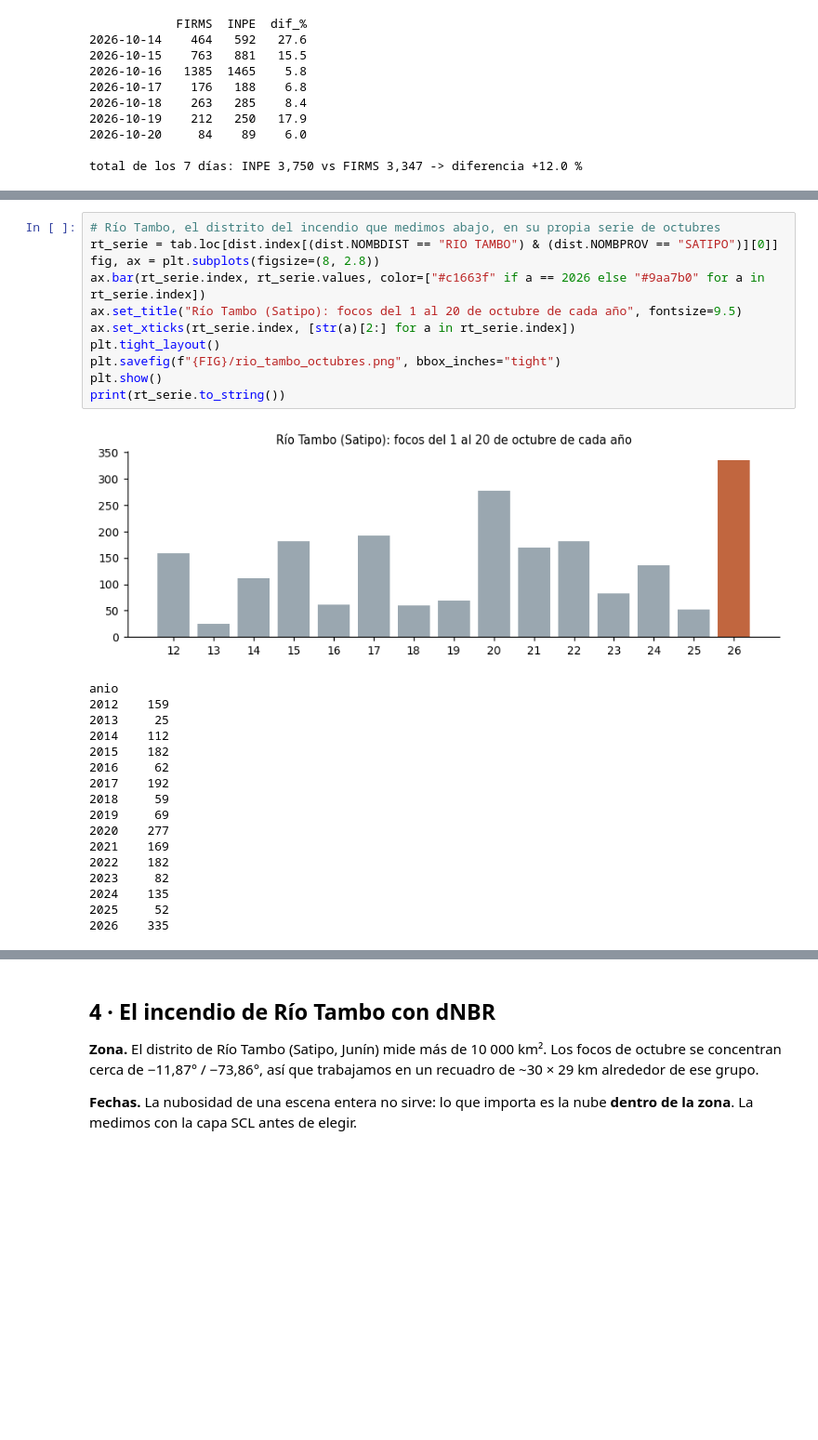
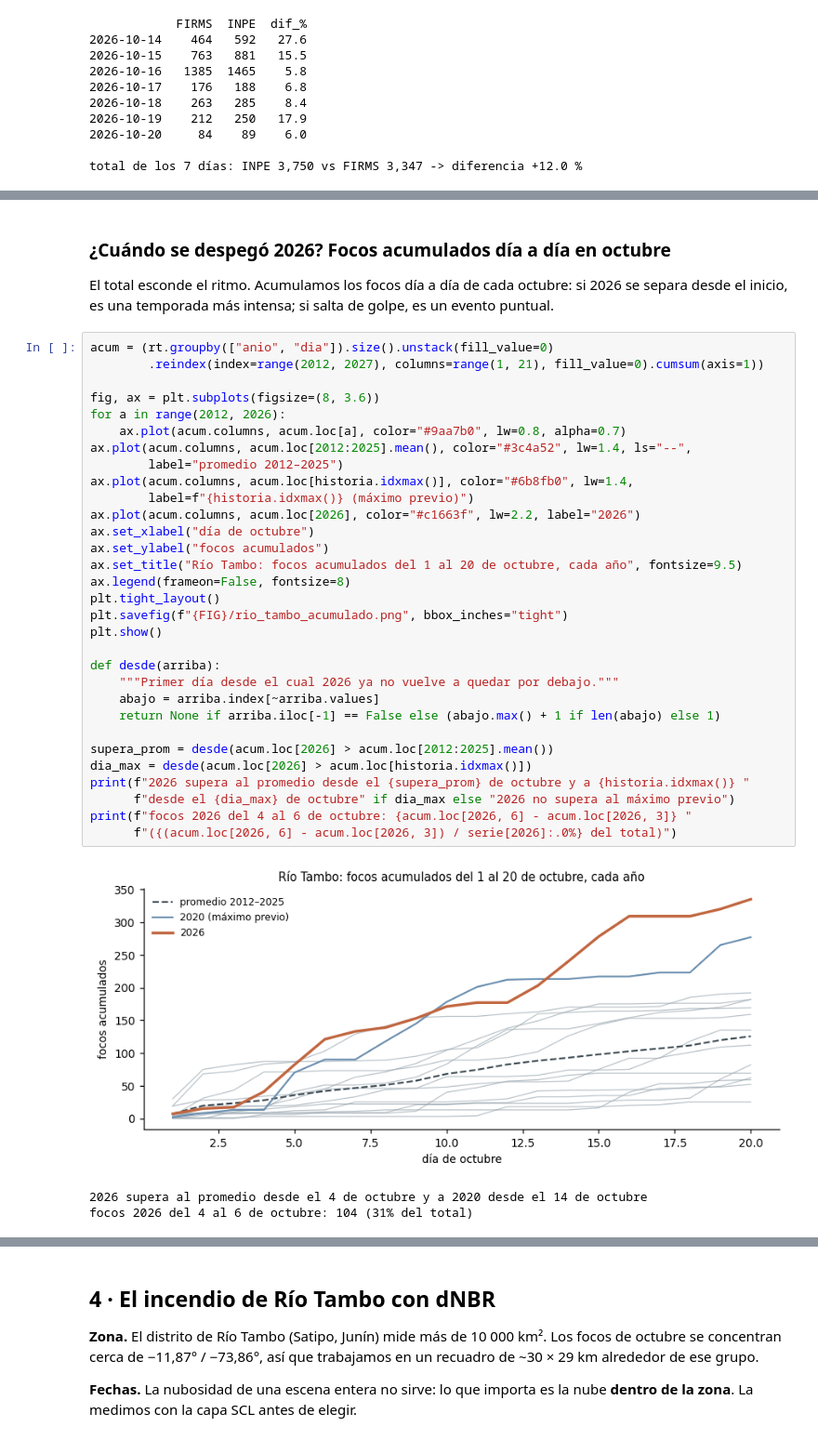
Before and after one commit to haradaoyakawahideki/Python, a Jupyter notebook: Ejercicio/incendios_2026.ipynb, the cells around one changed output, grey strips where cells are left out. Shown at 93% size. Saved outputs shown, nothing was run; the diff lists cells and outputs as text; blank space fills up the shorter version.

```diff
--- a/Ejercicio/incendios_2026.ipynb
+++ b/Ejercicio/incendios_2026.ipynb
@@ -223,29 +154,40 @@ plt.show()
-# %%
-# Río Tambo, el distrito del incendio que medimos abajo, en su propia serie de octubres
-rt_serie = tab.loc[dist.index[(dist.NOMBDIST == "RIO TAMBO") & (dist.NOMBPROV == "SATIPO")][0]]
-fig, ax = plt.subplots(figsize=(8, 2.8))
-ax.bar(rt_serie.index, rt_serie.values, color=["#c1663f" if a == 2026 else "#9aa7b0" for a in rt_serie.index])
-ax.set_title("Río Tambo (Satipo): focos del 1 al 20 de octubre de cada año", fontsize=9.5)
-ax.set_xticks(rt_serie.index, [str(a)[2:] for a in rt_serie.index])
-plt.tight_layout()
-plt.savefig(f"{FIG}/rio_tambo_octubres.png", bbox_inches="tight")
-plt.show()
-print(rt_serie.to_string())
-# %% [output]
-[figure, removed]
-anio
-2012    159
-2013     25
-2014    112
-2015    182
-2016     62
-2017    192
-2018     59
-2019     69
-2020    277
-2021    169
-2022    182
-2023     82
-2024    135
-2025     52
-2026    335
+# %% [markdown]
+### ¿Cuándo se despegó 2026? Focos acumulados día a día en octubre
+
+El total esconde el ritmo. Acumulamos los focos día a día de cada octubre: si 2026 se separa
+desde el inicio, es una temporada más intensa; si salta de golpe, es un evento puntual.
+# %%
+acum = (rt.groupby(["anio", "dia"]).size().unstack(fill_value=0)
+        .reindex(index=range(2012, 2027), columns=range(1, 21), fill_value=0).cumsum(axis=1))
+
+fig, ax = plt.subplots(figsize=(8, 3.6))
+for a in range(2012, 2026):
+    ax.plot(acum.columns, acum.loc[a], color="#9aa7b0", lw=0.8, alpha=0.7)
+ax.plot(acum.columns, acum.loc[2012:2025].mean(), color="#3c4a52", lw=1.4, ls="--",
+        label="promedio 2012–2025")
+ax.plot(acum.columns, acum.loc[historia.idxmax()], color="#6b8fb0", lw=1.4,
+        label=f"{historia.idxmax()} (máximo previo)")
+ax.plot(acum.columns, acum.loc[2026], color="#c1663f", lw=2.2, label="2026")
+ax.set_xlabel("día de octubre")
+ax.set_ylabel("focos acumulados")
+ax.set_title("Río Tambo: focos acumulados del 1 al 20 de octubre, cada año", fontsize=9.5)
+ax.legend(frameon=False, fontsize=8)
+plt.tight_layout()
+plt.savefig(f"{FIG}/rio_tambo_acumulado.png", bbox_inches="tight")
+plt.show()
+
+def desde(arriba):
+    """Primer día desde el cual 2026 ya no vuelve a quedar por debajo."""
+    abajo = arriba.index[~arriba.values]
+    return None if arriba.iloc[-1] == False else (abajo.max() + 1 if len(abajo) else 1)
+
+supera_prom = desde(acum.loc[2026] > acum.loc[2012:2025].mean())
+dia_max = desde(acum.loc[2026] > acum.loc[historia.idxmax()])
+print(f"2026 supera al promedio desde el {supera_prom} de octubre y a {historia.idxmax()} "
+      f"desde el {dia_max} de octubre" if dia_max else "2026 no supera al máximo previo")
+print(f"focos 2026 del 4 al 6 de octubre: {acum.loc[2026, 6] - acum.loc[2026, 3]} "
+      f"({(acum.loc[2026, 6] - acum.loc[2026, 3]) / serie[2026]:.0%} del total)")
+# %% [output]
+[figure, added]
+2026 supera al promedio desde el 4 de octubre y a 2020 desde el 14 de octubre
+focos 2026 del 4 al 6 de octubre: 104 (31% del total)
```
Also changed, not shown: parts of 11 cells of this notebook, 7 other files.
